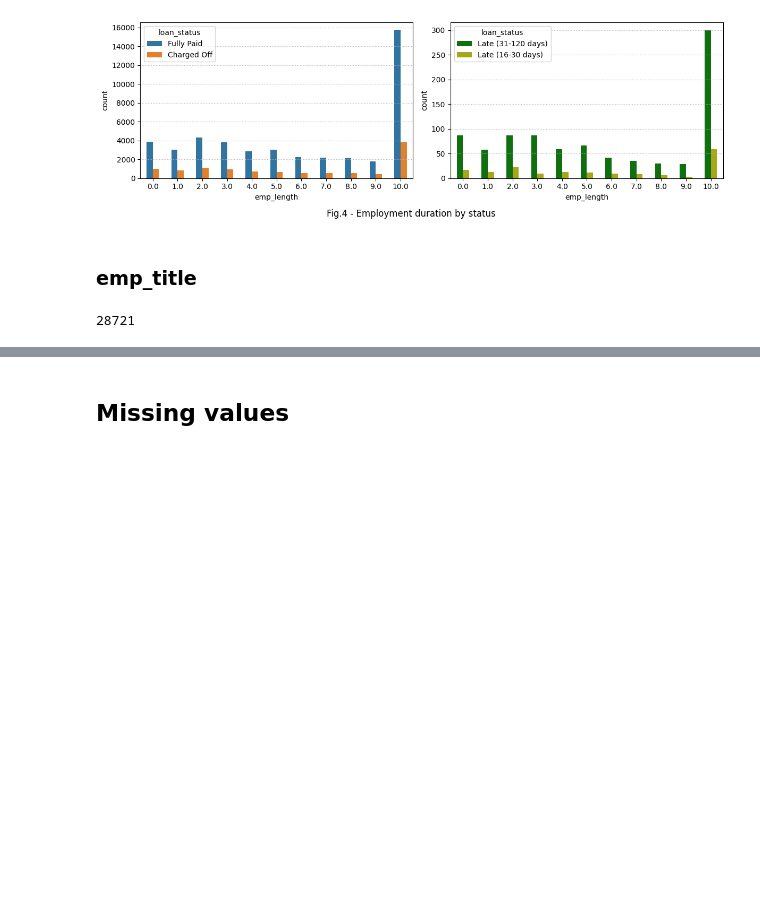
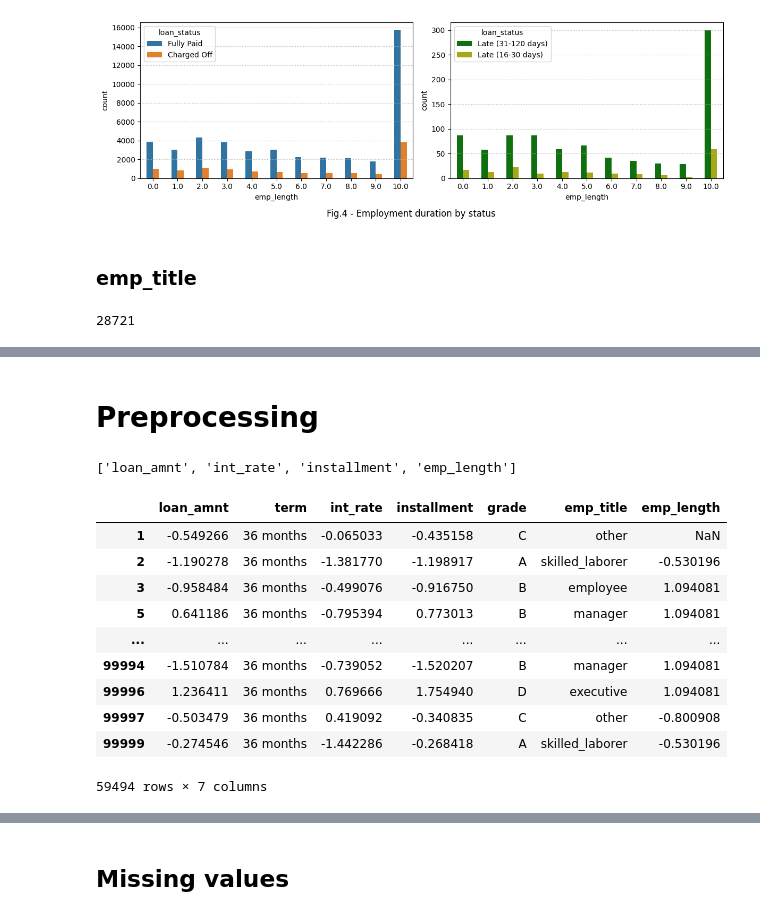
Before and after one commit to Alex1iv/Loan_repayment, a Jupyter notebook: notebooks/Loan_repayment.ipynb, the cells around one changed output, grey strips where cells are left out. Cells and saved outputs as stored; diff of their text form; code cells hidden in the pictures; blank space fills up the shorter version.

```diff
--- a/notebooks/Loan_repayment.ipynb
+++ b/notebooks/Loan_repayment.ipynb
@@ -430 +409,3 @@ planner            0.000264
 Name: emp_title, dtype: float64
+# %% [markdown]
+# Preprocessing
@@ -430,0 +417,24 @@ Name: emp_title, dtype: float64
+# %%
+X, y = data_copy.drop('loan_status', axis=1), data_copy['loan_status']
+# %%
+num_features = [s for s in X.columns if X[s].dtypes != 'object']
+сat_features = [s for s in X.columns if X[s].dtypes == 'object']
+num_features
+# %% [output]
+['loan_amnt', 'int_rate', 'installment', 'emp_length']
+# %%
+scaler = StandardScaler() #RobustScaler()  #MinMaxScaler() #
+X[num_features] = scaler.fit_transform(X[num_features].values)
+X
+# %% [output]
+|  | loan_amnt | term | int_rate | installment | grade | emp_title | emp_length |
+| 1 | -0.549266 | 36 months | -0.065033 | -0.435158 | C | other | NaN |
+| 2 | -1.190278 | 36 months | -1.381770 | -1.198917 | A | skilled_laborer | -0.530196 |
+| 3 | -0.958484 | 36 months | -0.499076 | -0.916750 | B | employee | 1.094081 |
+| 5 | 0.641186 | 36 months | -0.795394 | 0.773013 | B | manager | 1.094081 |
+| ... | ... | ... | ... | ... | ... | ... | ... |
+| 99994 | -1.510784 | 36 months | -0.739052 | -1.520207 | B | manager | 1.094081 |
+| 99996 | 1.236411 | 36 months | 0.769666 | 1.754940 | D | executive | 1.094081 |
+| 99997 | -0.503479 | 36 months | 0.419092 | -0.340835 | C | other | -0.800908 |
+| 99999 | -0.274546 | 36 months | -1.442286 | -0.268418 | A | skilled_laborer | -0.530196 |
+59494 rows × 7 columns
```
Also changed, not shown: parts of 27 cells of this notebook, 1 other file.
